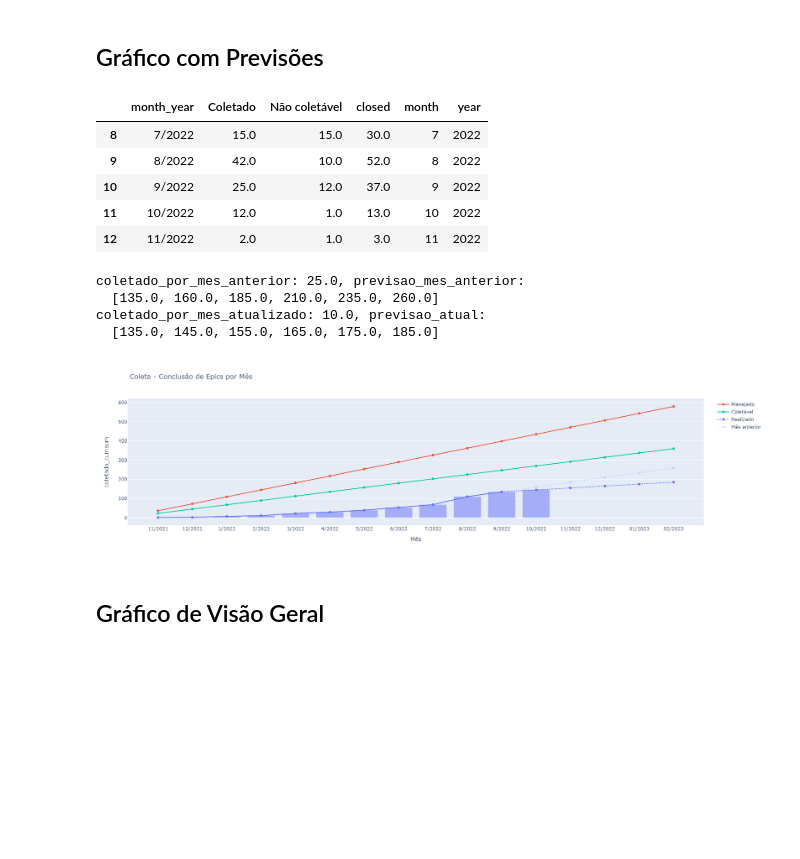
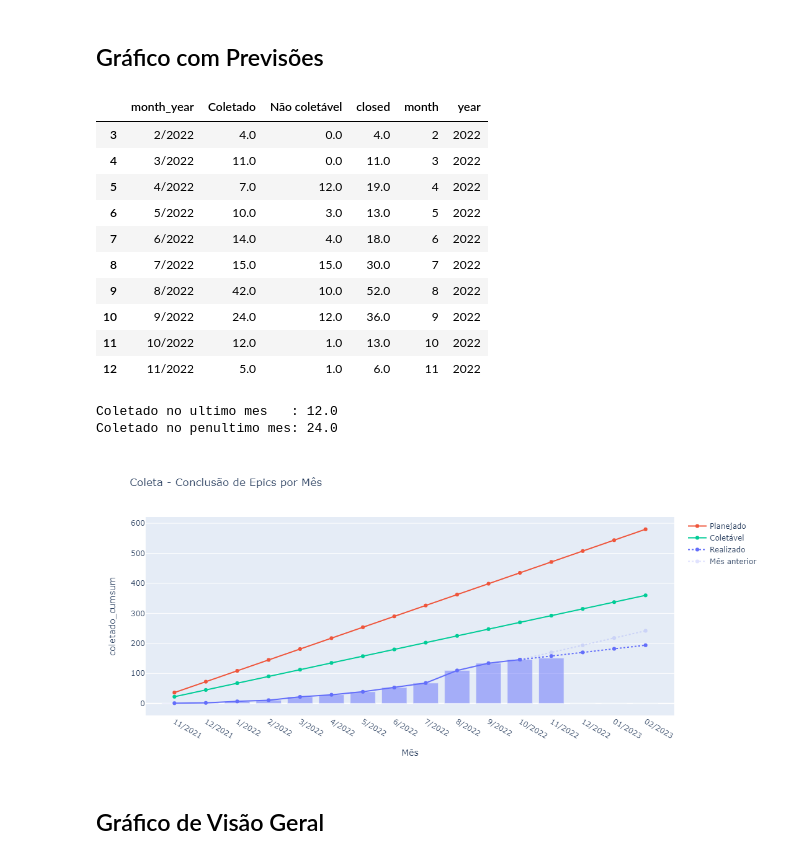
Before and after one commit to MPMG-DCC-UFMG/F01-gerenciamento, a Jupyter notebook: dashboard/Dashboard Tests.ipynb, the cells around one changed output. Drawn from its saved outputs; the diff is of its cells as text; code cells hidden in the pictures; blank space fills up the shorter version.

```diff
--- a/dashboard/Dashboard Tests.ipynb
+++ b/dashboard/Dashboard Tests.ipynb
@@ -362,8 +364,10 @@ def plot_speed_epics(df, df_week, title):
     # df["naocoletado_cumsum"] = df["Não coletável"].cumsum()
 
     total_coletado_mes_anterior  = df['Coletado'][:-1].sum()
-    coletado_por_mes_atualizado = df_week['Coletado'][-4:].sum()  #df["Coletado"].mean()
-    coletado_por_mes_anterior   = df['Coletado'][-2:-1].values[0]
+    coletado_por_mes_atualizado = df_week['Coletado'][-4:].sum()
+    coletado_por_mes_anterior   = df_week['Coletado'][-8:-4].sum() # df['Coletado'][-2:-1].values[0]
+    print(f'Coletado no ultimo mes   : {coletado_por_mes_atualizado}')
+    print(f'Coletado no penultimo mes: {coletado_por_mes_anterior}')
     # fechado_por_mes = df["closed"].mean()
     # total_coletado  = df['Coletado'].sum()
 
@@ -401,41 +405,44 @@ def plot_speed_epics(df, df_week, title):
                   line=go.scatter.Line(dash='solid', color="#636efa"), opacity=1, showlegend=False),
         go.Scatter(x=df.month_year[-future_months:], y=previsao_atual, name="Realizado",
                   line=go.scatter.Line(dash='dot', color="#636efa"), opacity=1),
         go.Scatter(x=df.month_year[-future_months:], y=previsao_mes_anterior, name="Mês anterior",
                   line=go.scatter.Line(dash='dot', color="#636efa"), opacity=0.2),
         # go.Scatter(x=df.month_year, y=[i * velocidade_coleta for i in range(1, total_months+1)], name="Realizado",
         #           line=go.scatter.Line(color="#636efa"), opacity=1),#, text=df), #8c86ff
         # go.Scatter(x=df.month_year, y=mes_anterior, name="Mês anterior",
         #           line=go.scatter.Line(color="#636efa"), opacity=0.2),
         # go.Scatter(x=df.month_year, y=[i * velocidade_total for i in range(1, total_months+1)], name="Total Fechado",
         #           line=go.scatter.Line(color="blue"), opacity=0.1),    # Inclui todas epics fechadas
                     # dash -> ['solid', 'dot', 'dash', 'longdash', 'dashdot', 'longdashdot']
     ])
 
     return fig
 
 #-------------------------------------------------------------------------------------
 #4c72b0', '#dd8452', '#55a868', '#c44e52', '#8172b3',
 # '#937860', '#da8bc3', '#8c8c8c', '#ccb974', '#64b5cd'
 
 count_epics_month = pd.read_csv("data/count_epics_month.csv")
 count_epics_week  = pd.read_csv("data/count_epics_week.csv")
-display(count_epics_month.tail())
+display(count_epics_month.tail(10))
 
 # count_epics_month = count_epics_month[count_epics_month.month_year != '11/2022'] #TODO
 plot_speed_epics(count_epics_month, count_epics_week, title='Coleta - Conclusão de Epics por Mês')
 # %% [output]
 |  | month_year | Coletado | Não coletável | closed | month | year |
+| 3 | 2/2022 | 4.0 | 0.0 | 4.0 | 2 | 2022 |
+| 4 | 3/2022 | 11.0 | 0.0 | 11.0 | 3 | 2022 |
+| 5 | 4/2022 | 7.0 | 12.0 | 19.0 | 4 | 2022 |
+| 6 | 5/2022 | 10.0 | 3.0 | 13.0 | 5 | 2022 |
+| 7 | 6/2022 | 14.0 | 4.0 | 18.0 | 6 | 2022 |
 | 8 | 7/2022 | 15.0 | 15.0 | 30.0 | 7 | 2022 |
 | 9 | 8/2022 | 42.0 | 10.0 | 52.0 | 8 | 2022 |
-| 10 | 9/2022 | 25.0 | 12.0 | 37.0 | 9 | 2022 |
+| 10 | 9/2022 | 24.0 | 12.0 | 36.0 | 9 | 2022 |
 | 11 | 10/2022 | 12.0 | 1.0 | 13.0 | 10 | 2022 |
-| 12 | 11/2022 | 2.0 | 1.0 | 3.0 | 11 | 2022 |
+| 12 | 11/2022 | 5.0 | 1.0 | 6.0 | 11 | 2022 |
-coletado_por_mes_anterior: 25.0, previsao_mes_anterior:
-  [135.0, 160.0, 185.0, 210.0, 235.0, 260.0]
-coletado_por_mes_atualizado: 10.0, previsao_atual:
-  [135.0, 145.0, 155.0, 165.0, 175.0, 185.0]
+Coletado no ultimo mes   : 12.0
+Coletado no penultimo mes: 24.0
-[figure, old version]
+[figure, new version]
 # %%
 repo = repo_F01
 epics_id = [1928, 1645, 1935, 1330, 1964, 1963, 1905]
```
Also changed, not shown: parts of 22 cells of this notebook, 13 other files.
